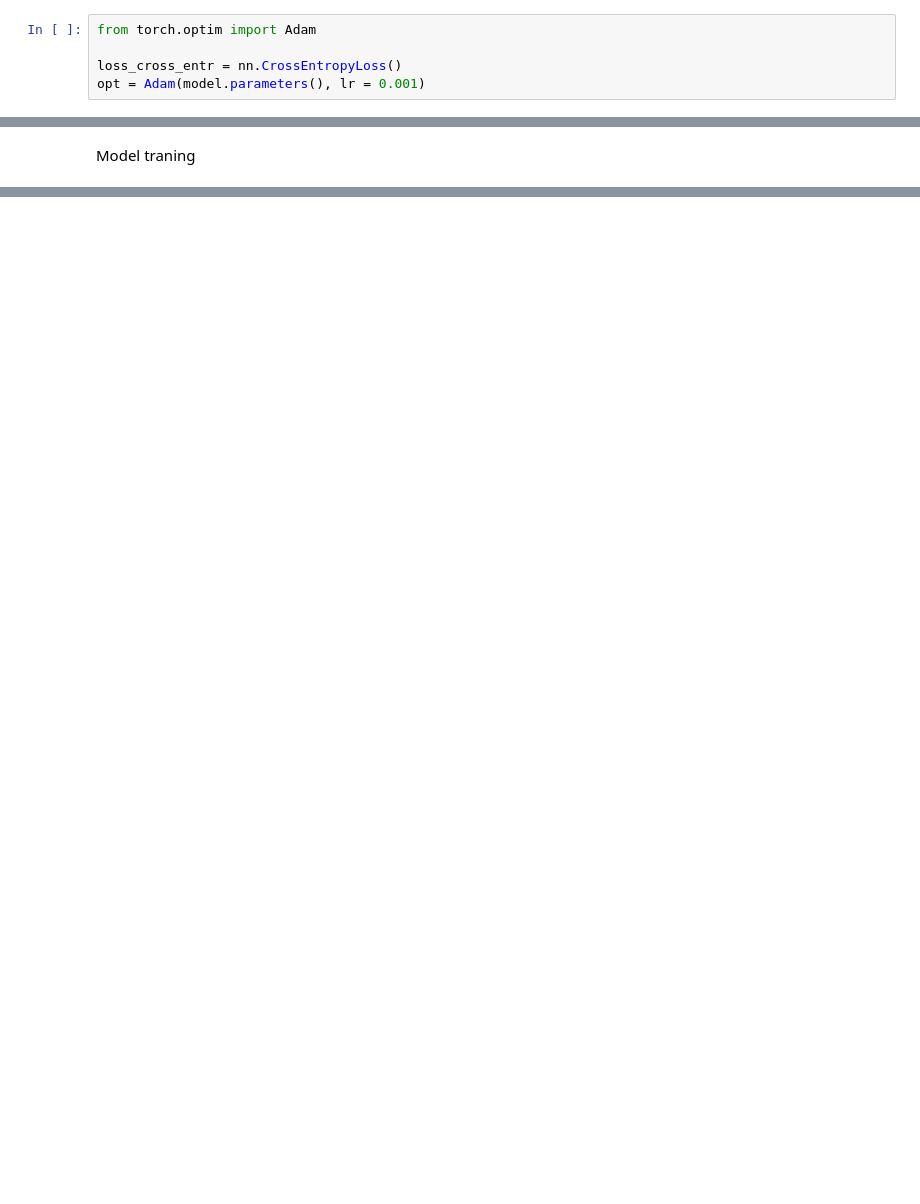
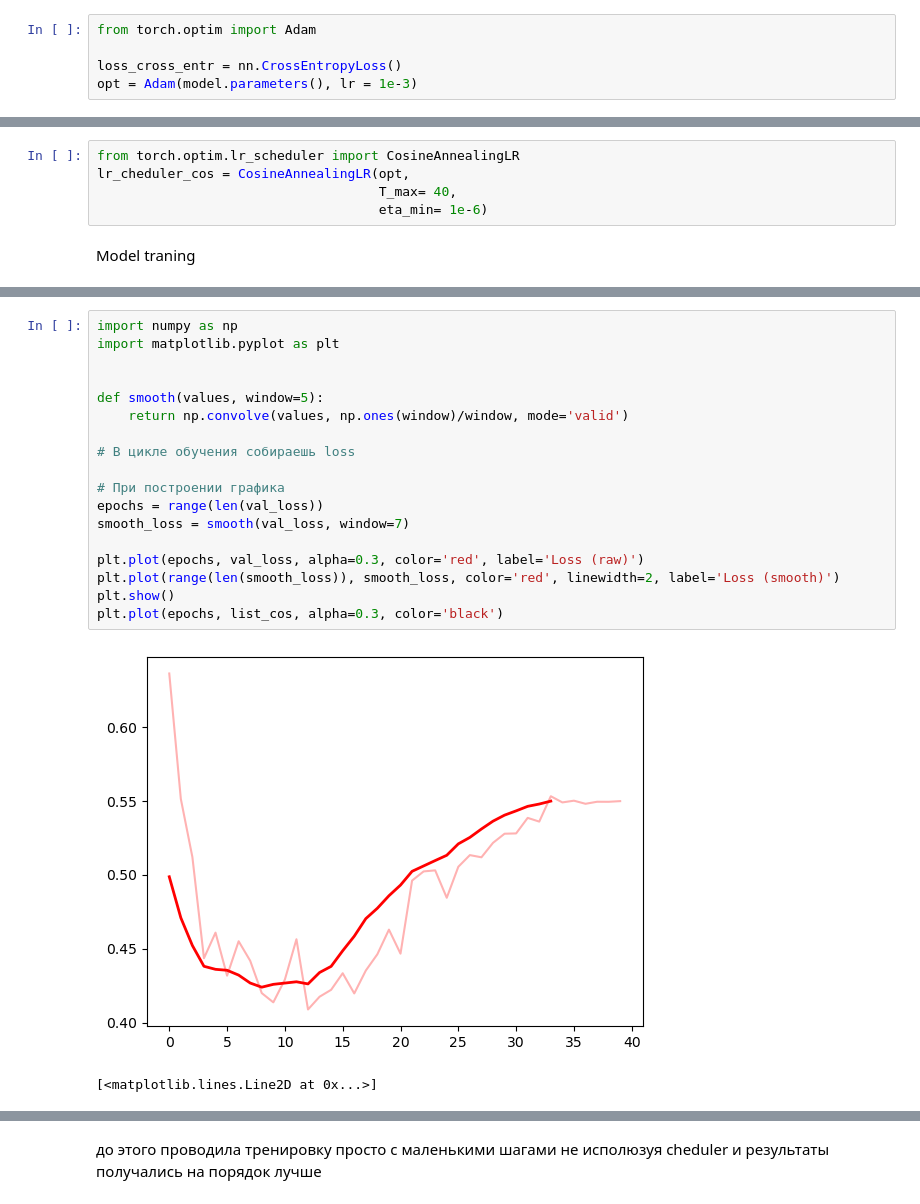
Before and after one commit to spare1the1governor/PyTorch-study-2026, a Jupyter notebook: day4.ipynb, the cells around one changed output, grey strips where cells are left out. Cells and saved outputs as stored; diff of their text form; blank space fills up the shorter version.

```diff
--- a/day4.ipynb
+++ b/day4.ipynb
@@ -100,11 +100,16 @@ Chosing loss function and optimisator
 from torch.optim import Adam
 
 loss_cross_entr = nn.CrossEntropyLoss()
-opt = Adam(model.parameters(), lr = 0.001)
+opt = Adam(model.parameters(), lr = 1e-3)
 # %%
 print(train_loader)
 # %% [output]
 <torch.utils.data.dataloader.DataLoader object at 0x...>
+# %%
+from torch.optim.lr_scheduler import CosineAnnealingLR
+lr_cheduler_cos = CosineAnnealingLR(opt,
+                                    T_max= 40,
+                                    eta_min= 1e-6)
 # %% [markdown]
 Model traning
 # %%
@@ -148,0 +171,21 @@ for epoch in range(EPOCHS):
+# %%
+import numpy as np
+import matplotlib.pyplot as plt
+
+
+def smooth(values, window=5):
+    return np.convolve(values, np.ones(window)/window, mode='valid')
+
+# В цикле обучения собираешь loss
+
+# При построении графика
+epochs = range(len(val_loss))
+smooth_loss = smooth(val_loss, window=7)
+
+plt.plot(epochs, val_loss, alpha=0.3, color='red', label='Loss (raw)')
+plt.plot(range(len(smooth_loss)), smooth_loss, color='red', linewidth=2, label='Loss (smooth)')
+plt.show()
+plt.plot(epochs, list_cos, alpha=0.3, color='black')
+# %% [output]
+[figure, added]
+[<matplotlib.lines.Line2D at 0x...>]
@@ -148,0 +193,2 @@ for epoch in range(EPOCHS):
+# %% [markdown]
+до этого проводила тренировку просто с маленькими шагами не исполюзуя cheduler и результаты получались на порядок лучше
```
Also changed, not shown: parts of 2 cells of this notebook, 1 other file.
